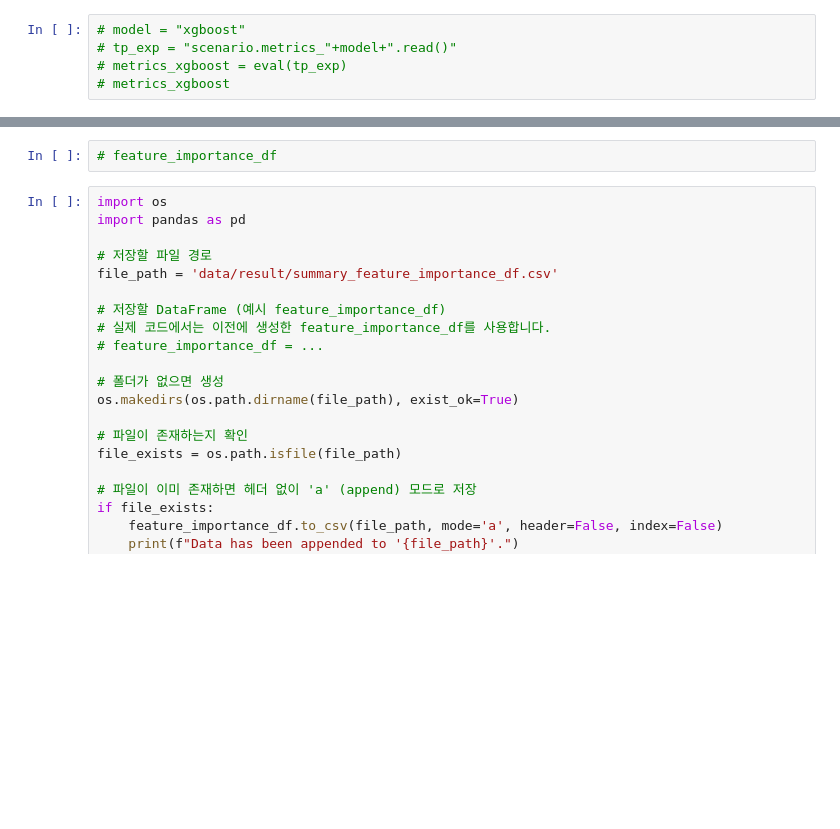
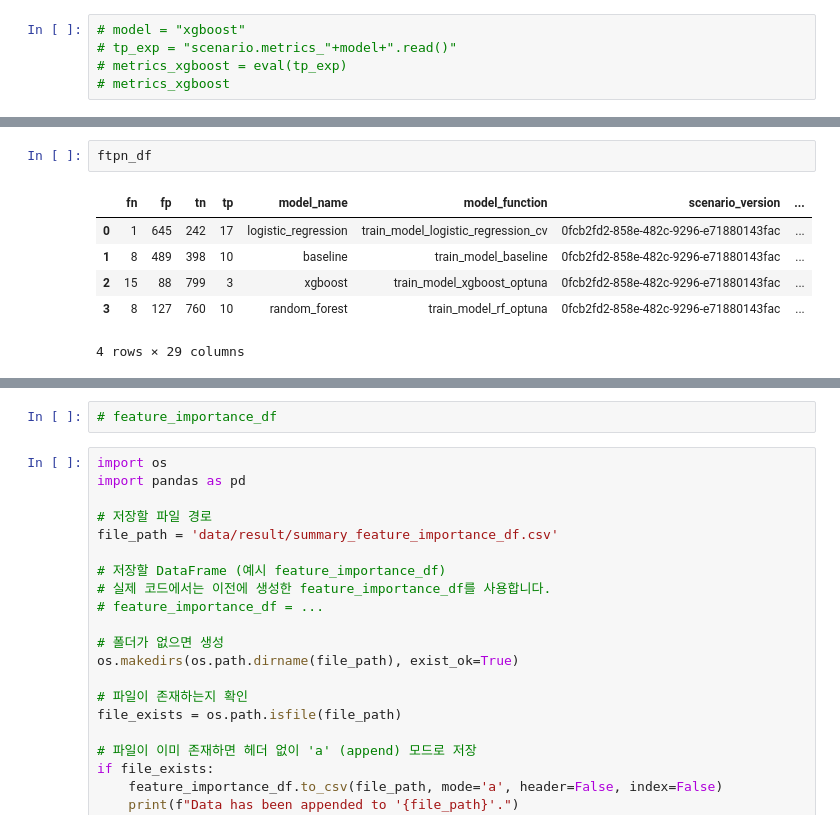
Before and after one commit to KstecGit2021/sparc-malfunction-classification-develop_bak, a Jupyter notebook: src/@summary.ipynb, the cells around one changed output, grey strips where cells are left out. Saved outputs shown, nothing was run; the diff lists cells and outputs as text; blank space fills up the shorter version.

```diff
--- a/src/@summary.ipynb
+++ b/src/@summary.ipynb
@@ -73,3 +182,12 @@ print(ftpn_df.head())
+# %%
+ftpn_df
+# %% [output]
+|  | fn | fp | tn | tp | model_name | model_function | scenario_version | ... |
+| 0 | 1 | 645 | 242 | 17 | logistic_regression | train_model_logistic_regression_cv | 0fcb2fd2-858e-482c-9296-e71880143fac | ... |
+| 1 | 8 | 489 | 398 | 10 | baseline | train_model_baseline | 0fcb2fd2-858e-482c-9296-e71880143fac | ... |
+| 2 | 15 | 88 | 799 | 3 | xgboost | train_model_xgboost_optuna | 0fcb2fd2-858e-482c-9296-e71880143fac | ... |
+| 3 | 8 | 127 | 760 | 10 | random_forest | train_model_rf_optuna | 0fcb2fd2-858e-482c-9296-e71880143fac | ... |
+4 rows × 29 columns
 # %%
 import os
 import pandas as pd
```
Also changed, not shown: parts of 16 cells of this notebook, 31 other files.
